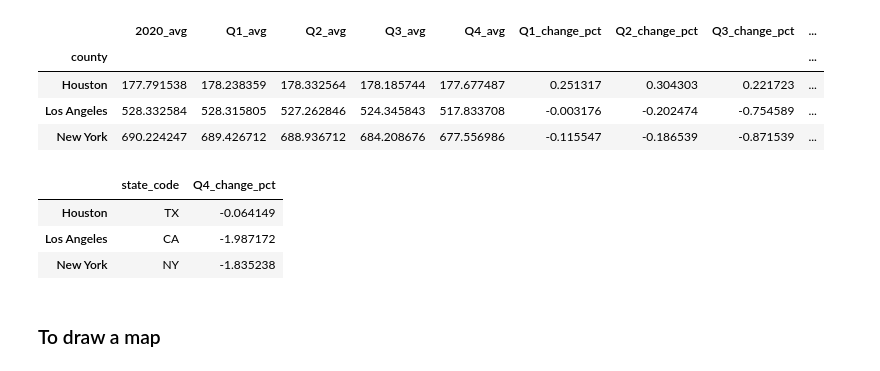
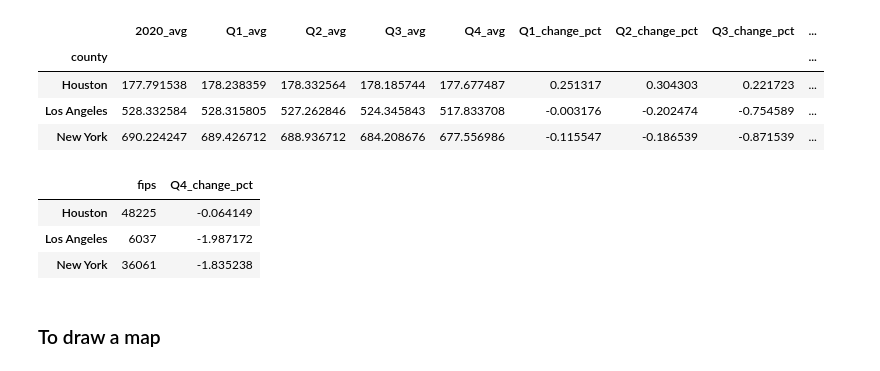
Before and after one commit to Yuehao-Wang/AIM-5001, a Jupyter notebook: Y_Wang_Final_Project.ipynb, the cells around one changed output. Drawn from its saved outputs; the diff is of its cells as text; code cells hidden in the pictures.

```diff
--- a/Y_Wang_Final_Project.ipynb
+++ b/Y_Wang_Final_Project.ipynb
@@ -780,9 +791,11 @@ By contrary, the average price/sqft falled in the all four quaters in Los Angele
 # %%
 # to perpare data
 # choose three counties with state and state_code
-sub_covid_3cities_df = covid_3cities_df[['county','state','state_code']]
+sub_covid_3cities_df = covid_3cities_df[['fips','county','state','state_code']]
 
-sub_covid_3cities_df = sub_covid_3cities_df.drop_duplicates(['county','state','state_code'], keep='first', inplace=False)
+sub_covid_3cities_df = sub_covid_3cities_df.drop_duplicates(['fips', 'county','state','state_code'], keep='first', inplace=False)
+
+sub_covid_3cities_df.fips= sub_covid_3cities_df.fips.astype(int)
 sub_covid_3cities_df.set_index(["county"], inplace=True)
 sub_covid_3cities_df
 # %% [output]
@@ -802,12 +815,14 @@ sub_house_avg_df3_mean
 | New York | 690.224247 | 689.426712 | 688.936712 | 684.208676 | 677.556986 | -0.115547 | -0.186539 | -0.871539 | ... |
 # %%
 # combin the two dataframes
-result = pd.concat([sub_house_avg_df3_mean, sub_covid_3cities_df], axis=1)
-result[['state_code', 'Q4_change_pct']]
+state_data_result = pd.concat([sub_house_avg_df3_mean, sub_covid_3cities_df], axis=1)
+
+# fips is the code of county
+state_data_result[['fips', 'Q4_change_pct']]
 # %% [output]
-|  | state_code | Q4_change_pct |
-| Houston | TX | -0.064149 |
-| Los Angeles | CA | -1.987172 |
-| New York | NY | -1.835238 |
+|  | fips | Q4_change_pct |
+| Houston | 48225 | -0.064149 |
+| Los Angeles | 6037 | -1.987172 |
+| New York | 36061 | -1.835238 |
 # %% [markdown]
 ### To draw a map
```
Also changed, not shown: parts of 5 cells of this notebook.
